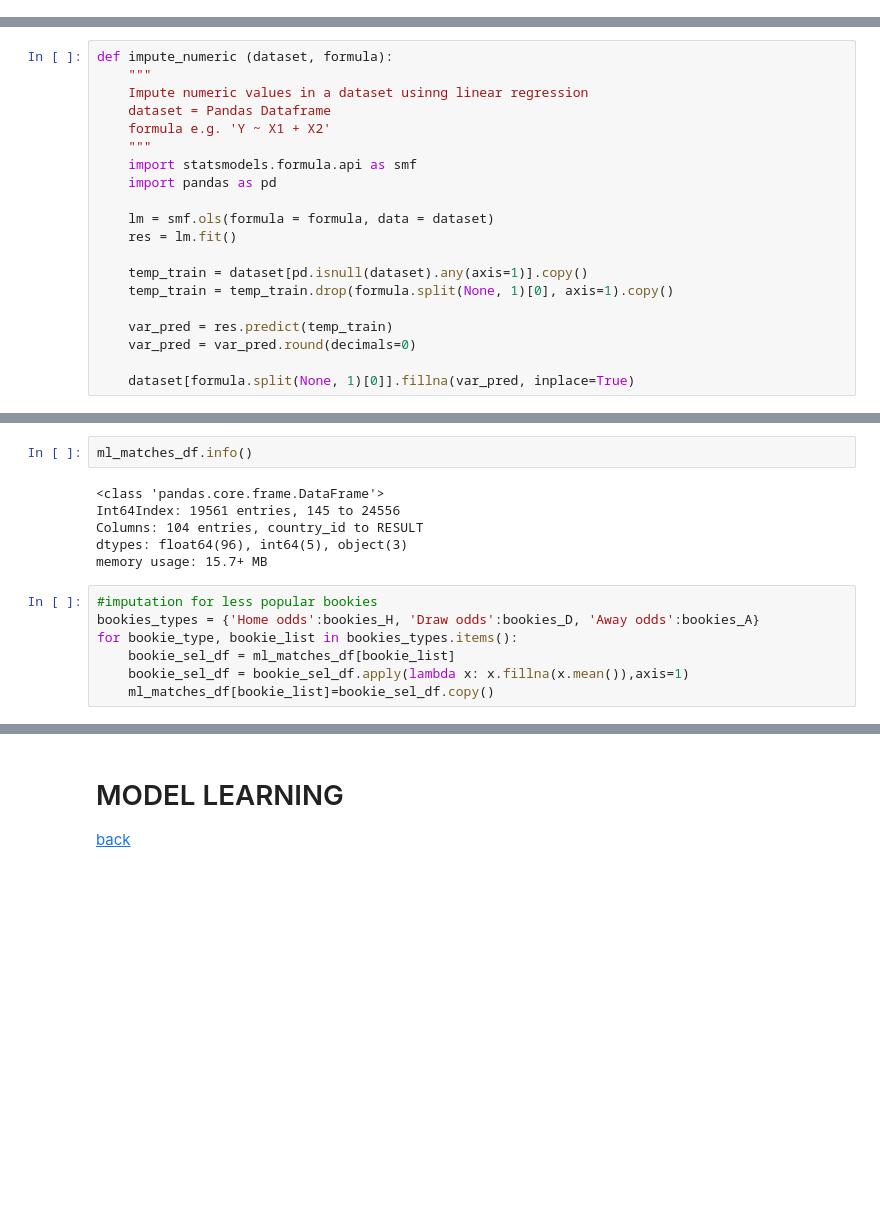
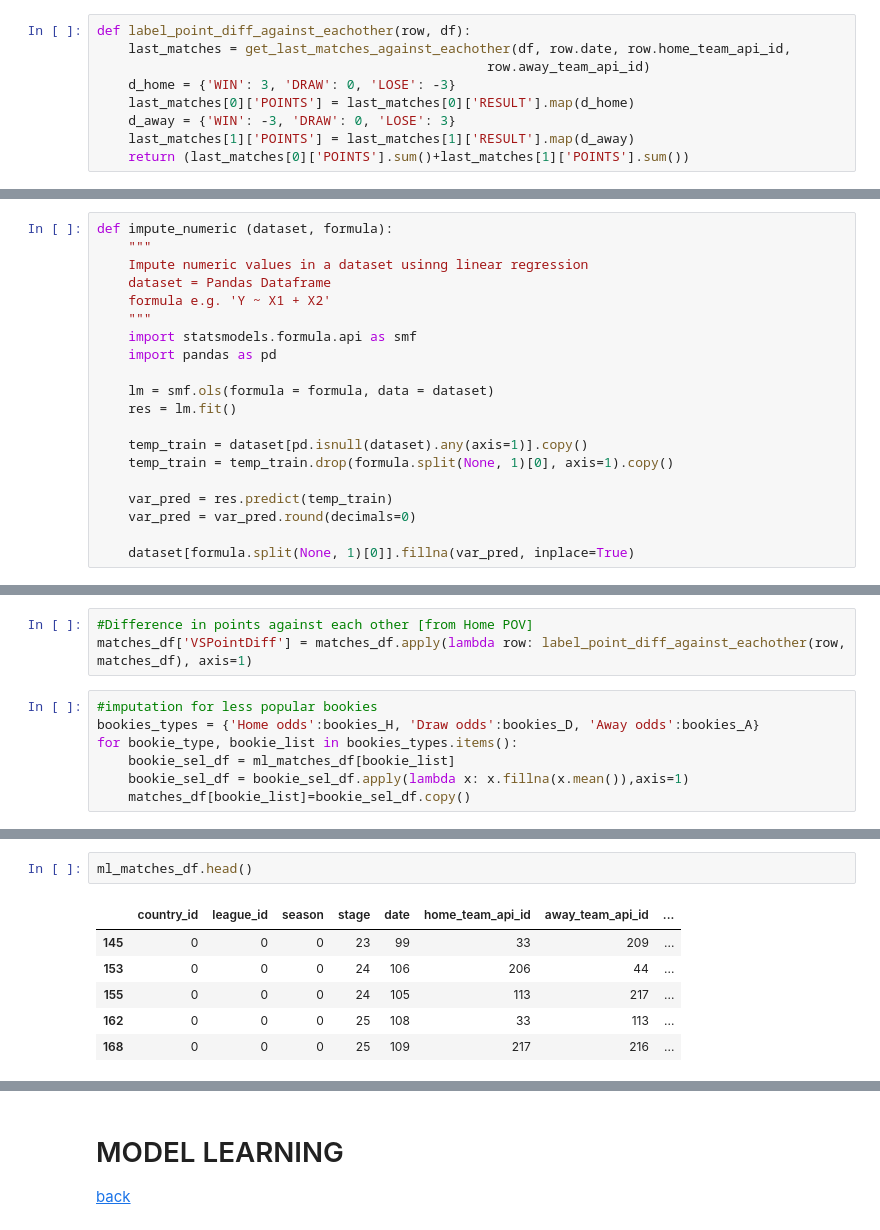
Before and after one commit to jo9k/SoccerAnalysis, a Jupyter notebook: SoccerAnalysis.ipynb, the cells around one changed output, grey strips where cells are left out. Drawn from its saved outputs; the diff is of its cells as text; blank space fills up the shorter version.

```diff
--- a/SoccerAnalysis.ipynb
+++ b/SoccerAnalysis.ipynb
@@ -245,0 +259,9 @@ get_last_matches_against_eachother(matches_df, '2017-08-17 00:00:00', 9789, 1018
+# %%
+def label_point_diff_against_eachother(row, df):
+    last_matches = get_last_matches_against_eachother(df, row.date, row.home_team_api_id,
+                                                  row.away_team_api_id)
+    d_home = {'WIN': 3, 'DRAW': 0, 'LOSE': -3}
+    last_matches[0]['POINTS'] = last_matches[0]['RESULT'].map(d_home)
+    d_away = {'WIN': -3, 'DRAW': 0, 'LOSE': 3}
+    last_matches[1]['POINTS'] = last_matches[1]['RESULT'].map(d_away)
+    return (last_matches[0]['POINTS'].sum()+last_matches[1]['POINTS'].sum())
@@ -275,0 +371,10 @@ matches_df['RESULT'] = matches_df.apply(lambda row: label_win(row), axis=1)
+# %%
+#Difference in points against each other [from Home POV]
+matches_df['VSPointDiff'] = matches_df.apply(lambda row: label_point_diff_against_eachother(row, matches_df), axis=1)
+# %%
+#imputation for less popular bookies
+bookies_types = {'Home odds':bookies_H, 'Draw odds':bookies_D, 'Away odds':bookies_A}
+for bookie_type, bookie_list in bookies_types.items():
+    bookie_sel_df = ml_matches_df[bookie_list]
+    bookie_sel_df = bookie_sel_df.apply(lambda x: x.fillna(x.mean()),axis=1)
+    matches_df[bookie_list]=bookie_sel_df.copy()
@@ -353,15 +464,9 @@ ml_matches_df.dropna(subset = ['B365H', 'BWH', 'IWH', 'WHH', 'VCH', 'LBH', 'home
 # %%
-ml_matches_df.info()
+ml_matches_df.head()
 # %% [output]
-<class 'pandas.core.frame.DataFrame'>
-Int64Index: 19561 entries, 145 to 24556
-Columns: 104 entries, country_id to RESULT
-dtypes: float64(96), int64(5), object(3)
-memory usage: 15.7+ MB
+|  | country_id | league_id | season | stage | date | home_team_api_id | away_team_api_id | ... |
+| 145 | 0 | 0 | 0 | 23 | 99 | 33 | 209 | ... |
+| 153 | 0 | 0 | 0 | 24 | 106 | 206 | 44 | ... |
+| 155 | 0 | 0 | 0 | 24 | 105 | 113 | 217 | ... |
+| 162 | 0 | 0 | 0 | 25 | 108 | 33 | 113 | ... |
+| 168 | 0 | 0 | 0 | 25 | 109 | 217 | 216 | ... |
-# %%
-#imputation for less popular bookies
-bookies_types = {'Home odds':bookies_H, 'Draw odds':bookies_D, 'Away odds':bookies_A}
-for bookie_type, bookie_list in bookies_types.items():
-    bookie_sel_df = ml_matches_df[bookie_list]
-    bookie_sel_df = bookie_sel_df.apply(lambda x: x.fillna(x.mean()),axis=1)
-    ml_matches_df[bookie_list]=bookie_sel_df.copy()
```
Also changed, not shown: parts of 28 cells of this notebook, 1 other file.
